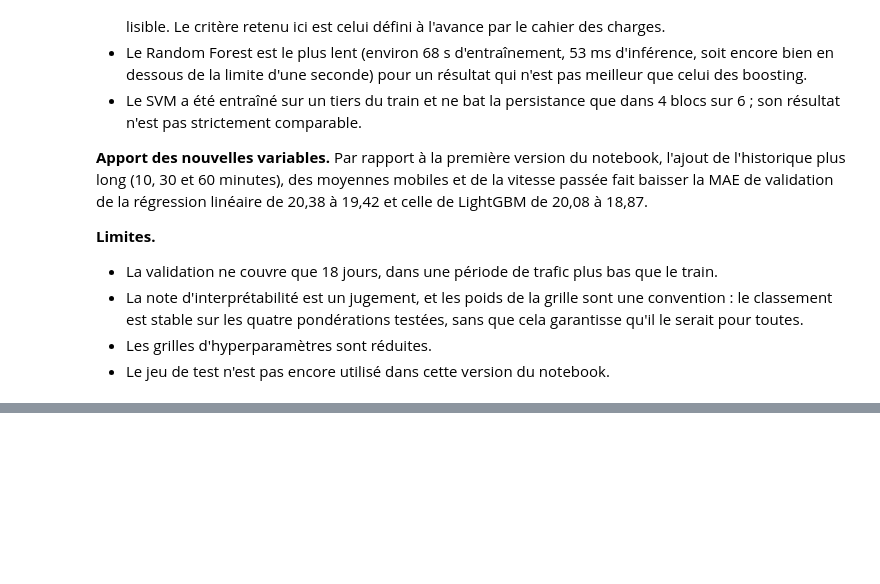
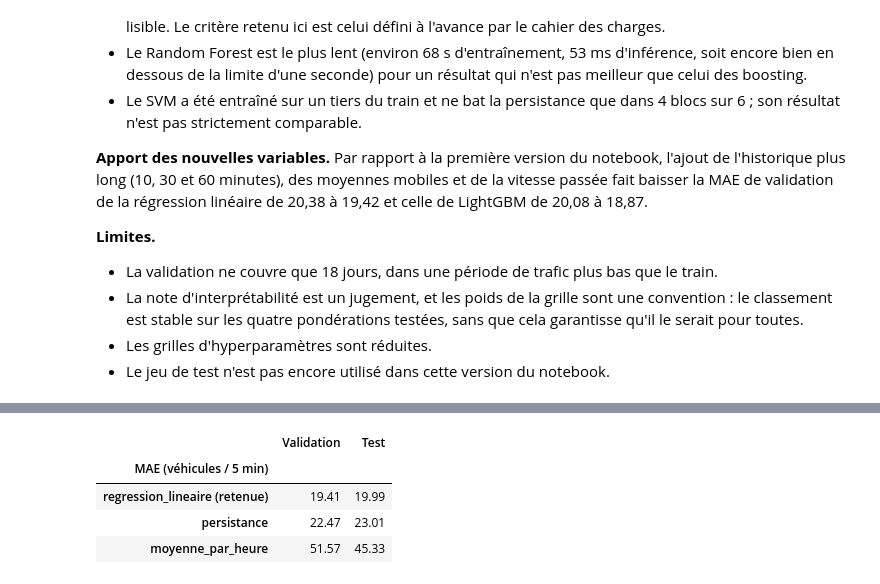
Before and after one commit to Honore-M12/traffic-prediction-system, a Jupyter notebook: notebooks/03_models.ipynb, the cells around one changed output, grey strips where cells are left out. Saved outputs shown, nothing was run; the diff lists cells and outputs as text; code cells hidden in the pictures; blank space fills up the shorter version.

```diff
--- a/notebooks/03_models.ipynb
+++ b/notebooks/03_models.ipynb
@@ -953,0 +1226,14 @@ mlp                        5.32          18.30
+# %%
+recap = pd.DataFrame({
+    "Validation": [tableau.loc[tableau["model"] == m, "MAE"].iloc[0]
+                   for m in ["regression_lineaire", "persistance", "moyenne_par_heure"]],
+    "Test": [resultats_test.iloc[0]["MAE"], resultats_test.iloc[1]["MAE"], resultats_test.iloc[2]["MAE"]],
+}, index=["regression_lineaire (retenue)", "persistance", "moyenne_par_heure"]).round(2)
+recap.index.name = "MAE (véhicules / 5 min)"
+recap
+# %% [output]
+|  | Validation | Test |
+| MAE (véhicules / 5 min) |  |  |
+| regression_lineaire (retenue) | 19.41 | 19.99 |
+| persistance | 22.47 | 23.01 |
+| moyenne_par_heure | 51.57 | 45.33 |
```
Also changed, not shown: parts of 25 cells of this notebook, 13 other files.
